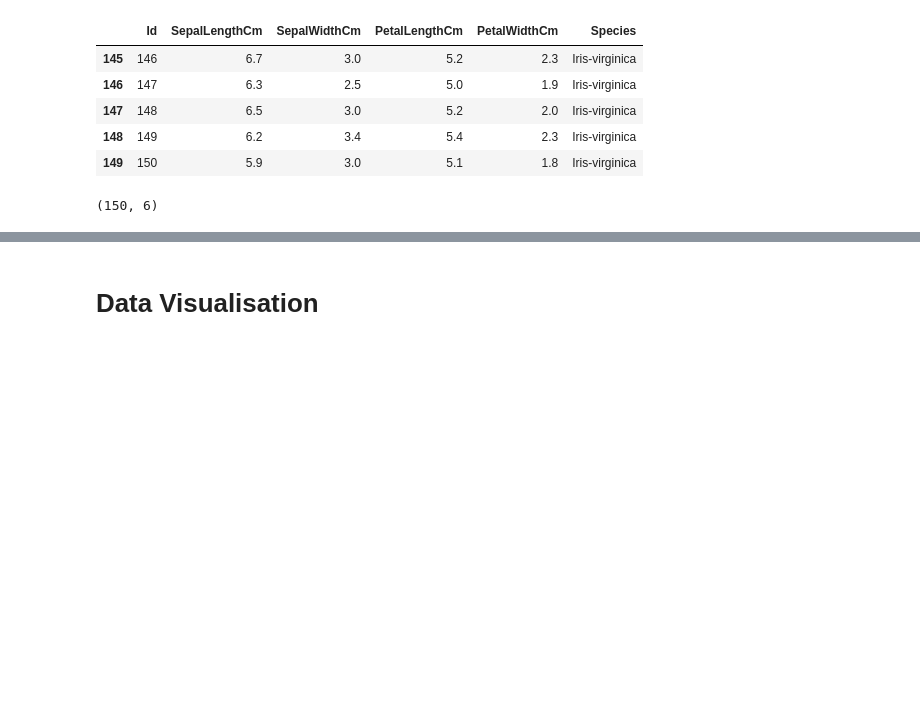
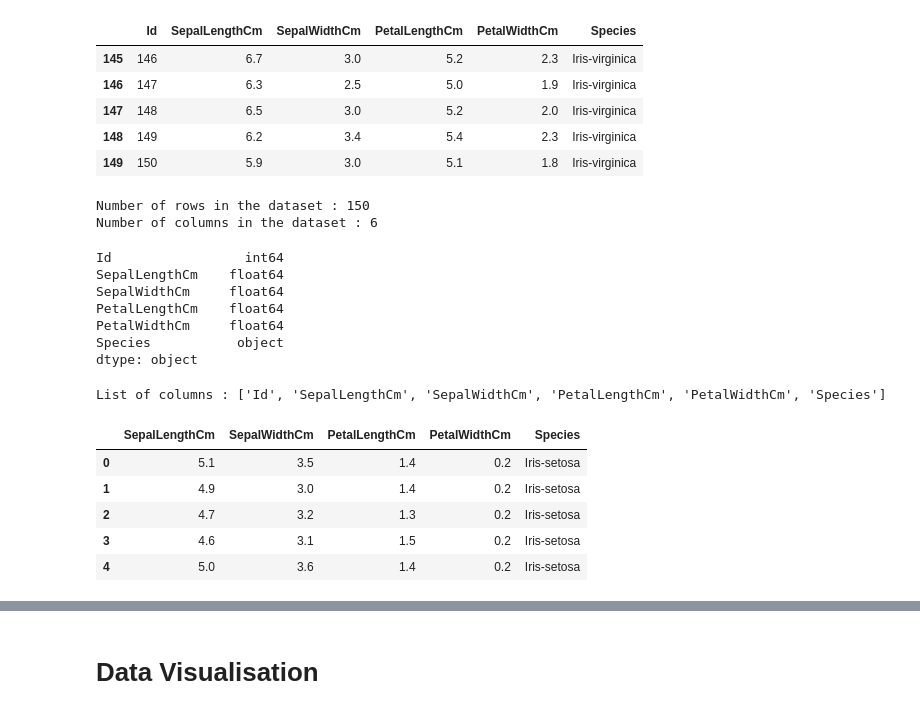
Before and after one commit to Gajemra/LGMVIP-Data-Science-Internship, a Jupyter notebook: Prediction using Decision Tree Algorithm - Gajemra.ipynb, the cells around one changed output, grey strips where cells are left out. Drawn from its saved outputs; the diff is of its cells as text; code cells hidden in the pictures; blank space fills up the shorter version.

```diff
--- a/Prediction using Decision Tree Algorithm - Gajemra.ipynb
+++ b/Prediction using Decision Tree Algorithm - Gajemra.ipynb
@@ -35,7 +36,24 @@ df.tail()
 | 147 | 148 | 6.5 | 3.0 | 5.2 | 2.0 | Iris-virginica |
 | 148 | 149 | 6.2 | 3.4 | 5.4 | 2.3 | Iris-virginica |
 | 149 | 150 | 5.9 | 3.0 | 5.1 | 1.8 | Iris-virginica |
+# %%
+print("Number of rows in the dataset :",df.shape[0])
+print("Number of columns in the dataset :",df.shape[1])
+# %% [output]
+Number of rows in the dataset : 150
+Number of columns in the dataset : 6
 # %%
-df.shape
+df.dtypes
 # %% [output]
-(150, 6)
+Id                 int64
+SepalLengthCm    float64
+SepalWidthCm     float64
+PetalLengthCm    float64
+PetalWidthCm     float64
+Species           object
+dtype: object
+# %%
+columns = df.columns.tolist()
+print("List of columns :",columns)
+# %% [output]
+List of columns : ['Id', 'SepalLengthCm', 'SepalWidthCm', 'PetalLengthCm', 'PetalWidthCm', 'Species']
@@ -42,3 +62,12 @@ df.shape
+# %%
+df.head()
+# %% [output]
+|  | SepalLengthCm | SepalWidthCm | PetalLengthCm | PetalWidthCm | Species |
+| 0 | 5.1 | 3.5 | 1.4 | 0.2 | Iris-setosa |
+| 1 | 4.9 | 3.0 | 1.4 | 0.2 | Iris-setosa |
+| 2 | 4.7 | 3.2 | 1.3 | 0.2 | Iris-setosa |
+| 3 | 4.6 | 3.1 | 1.5 | 0.2 | Iris-setosa |
+| 4 | 5.0 | 3.6 | 1.4 | 0.2 | Iris-setosa |
 # %%
 df.info()
 # %% [output]
```
Also changed, not shown: parts of 34 cells of this notebook.
